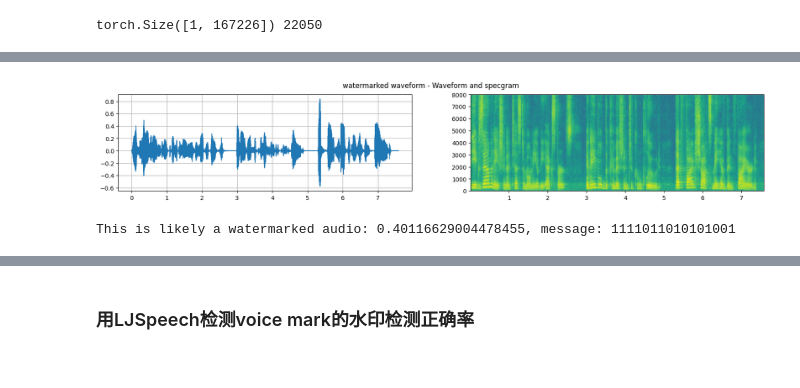
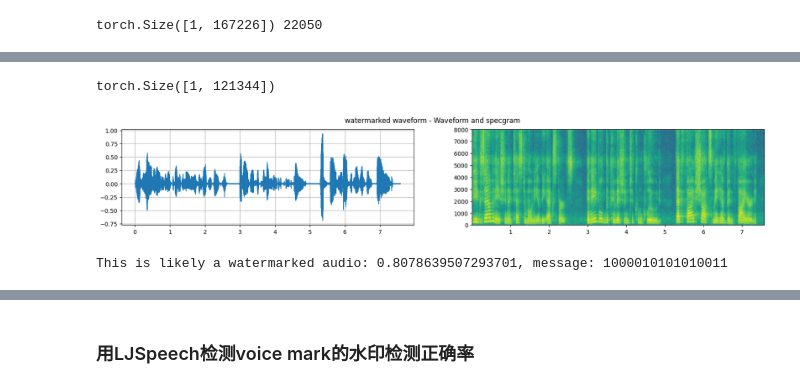
Before and after one commit to goannan/VoiceMark, a Jupyter notebook: example/getting_started.ipynb, the cells around one changed output, grey strips where cells are left out. Saved outputs shown, nothing was run; the diff lists cells and outputs as text; code cells hidden in the pictures.

```diff
--- a/example/getting_started.ipynb
+++ b/example/getting_started.ipynb
@@ -102,10 +100,24 @@ play_audio(watermarked_audio, 16000)
+# %%
+import soundfile as sf
+
+# 保存
+sf.write("watermarked_audio.wav", watermarked_audio.cpu().numpy().squeeze().astype('float32'), 16000)
+
+# 读取回来
+import librosa
+audio_np, sr = librosa.load("watermarked_audio.wav", sr=16000)
+# 转回 Tensor
+watermarked_audio = torch.tensor(audio_np, dtype=torch.float32).unsqueeze(0)
+print(watermarked_audio.shape)
+# %% [output]
+torch.Size([1, 121344])
 # %%
 plot_waveform_and_specgram(watermarked_audio, 16000, "watermarked waveform")
-result, message = decode_watermark(watermarked_audio.squeeze(0), sr)
+result, message = decode_watermark(watermarked_audio, sr)
 print(f"\nThis is likely a watermarked audio: {result}, message: {message}")
 # %% [output]
-[figure, old version]
+[figure, new version]
-This is likely a watermarked audio: 0.40116629004478455, message: 1111011010101001
+This is likely a watermarked audio: 0.8078639507293701, message: 1000010101010011
 # %%
 from example.attacks import AudioEffects as af
 # %%
```
Also changed, not shown: parts of 11 cells of this notebook, 3 other files.
